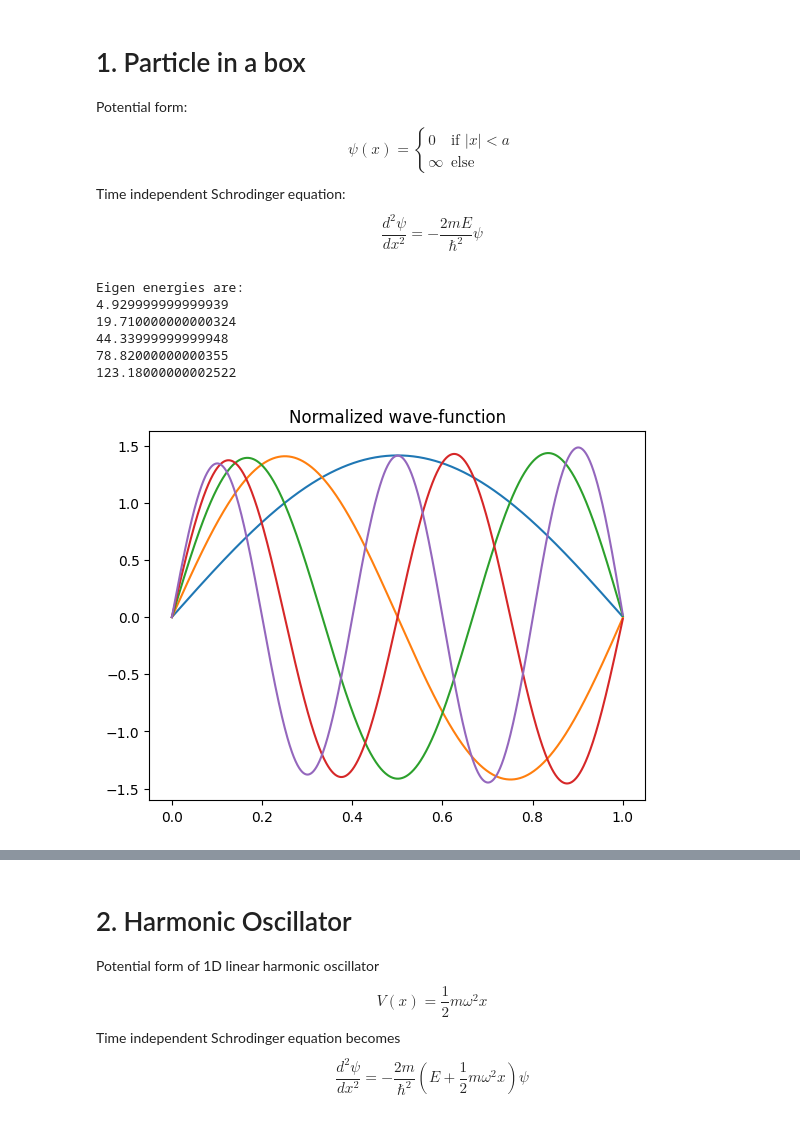
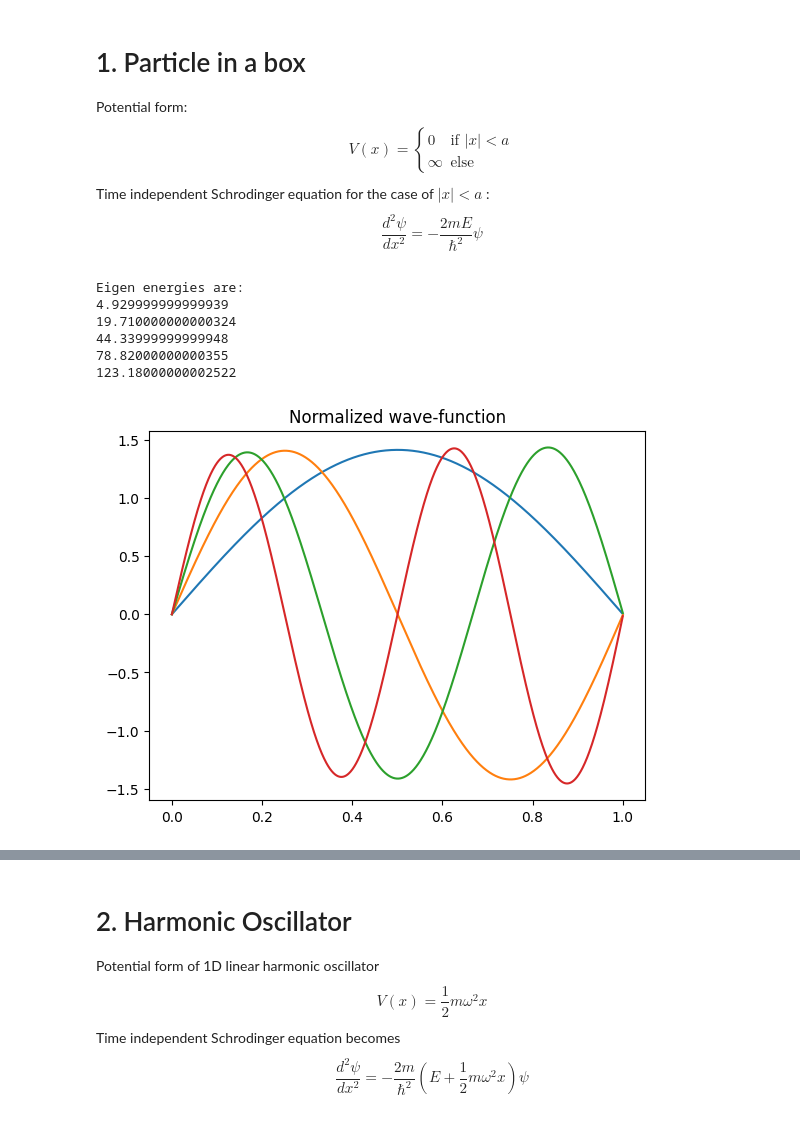
Before and after one commit to Souvik-0612/UnderGrad, a Jupyter notebook: 5th Sem/QuantumMech.ipynb, the cells around one changed output, grey strips where cells are left out. Cells and saved outputs as stored; diff of their text form; code cells hidden in the pictures.

```diff
--- a/5th Sem/QuantumMech.ipynb
+++ b/5th Sem/QuantumMech.ipynb
@@ -1,9 +14,10 @@
 # %% [markdown]
 # 1. Particle in a box
 Potential form:
-$$\psi(x) = \begin{cases} 0 & \text{if $|x|<a$}\\
+$$V(x) = \begin{cases} 0 & \text{if $|x|<a$}\\
 \infty & \text{else} \end{cases}$$
-Time independent Schrodinger equation:
+Time independent Schrodinger equation for the case of $|x| < a
+$:
 $$\frac{d^2\psi}{dx^2} = -\frac{2mE}{\hbar^2}\psi$$
 # %%
 import numpy as np
@@ -47,18 +61,17 @@ def integrate(x, y): # y is an array
 # %%
 #yones = np.ones(N)
 En = [4.929999999999939,
 19.710000000000324,
 44.33999999999948,
-78.82000000000355,
-123.18000000002522]
+78.82000000000355]
 for E in En:
     for i in range(N-1):
         psi[i+1] = psi[i] + dx*DpsiDt[i]
         DpsiDt[i+1] = DpsiDt[i] + dx*(-2*m*E/h**2)*psi[i]
     Norm = np.sqrt(1/integrate(x, psi*psi))
     psiN = Norm*psi
     plt.plot(x, psiN)
 plt.title("Normalized wave-function")
 plt.show()
 # %% [output]
-[figure, old version]
+[figure, new version]
```
Also changed, not shown: parts of 2 cells of this notebook.
